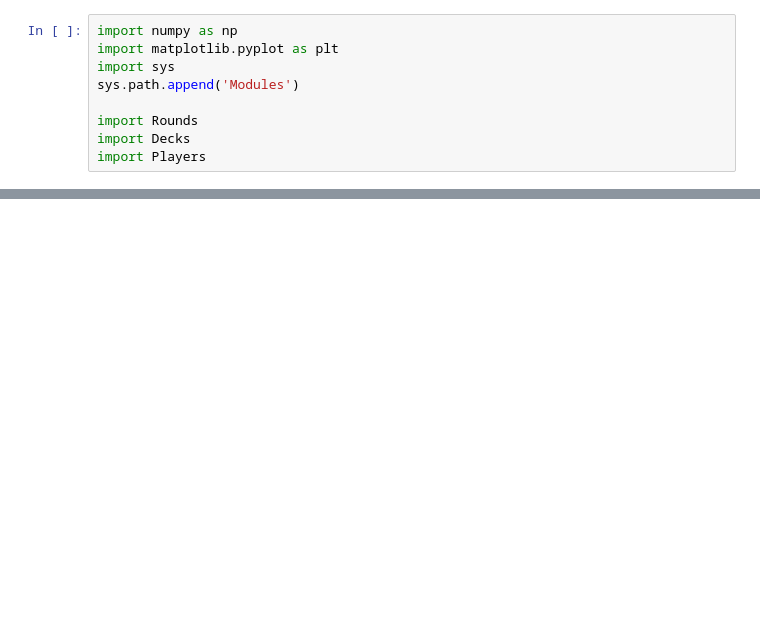
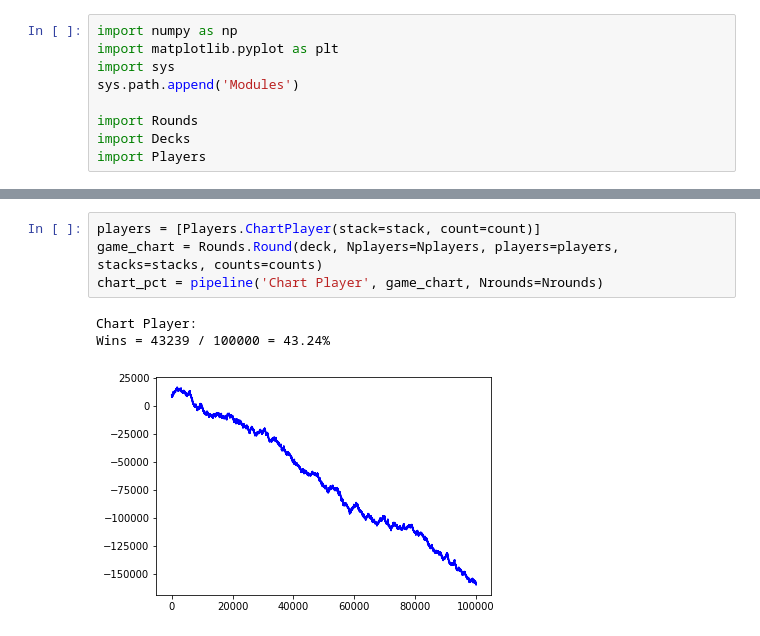
Before and after one commit to gcsantucci/ToyBlackJack, a Jupyter notebook: ToyBlackJack.ipynb, the cells around one changed output, grey strips where cells are left out. Saved outputs shown, nothing was run; the diff lists cells and outputs as text; blank space fills up the shorter version.

```diff
--- a/ToyBlackJack.ipynb
+++ b/ToyBlackJack.ipynb
@@ -192,0 +120,8 @@ Wins = 4322 / 10000 = 43.22%
+# %%
+players = [Players.ChartPlayer(stack=stack, count=count)]
+game_chart = Rounds.Round(deck, Nplayers=Nplayers, players=players, stacks=stacks, counts=counts)
+chart_pct = pipeline('Chart Player', game_chart, Nrounds=Nrounds)
+# %% [output]
+Chart Player:
+Wins = 43239 / 100000 = 43.24%
+[figure, added]
```
Also changed, not shown: parts of 14 cells of this notebook, 1 other file.
